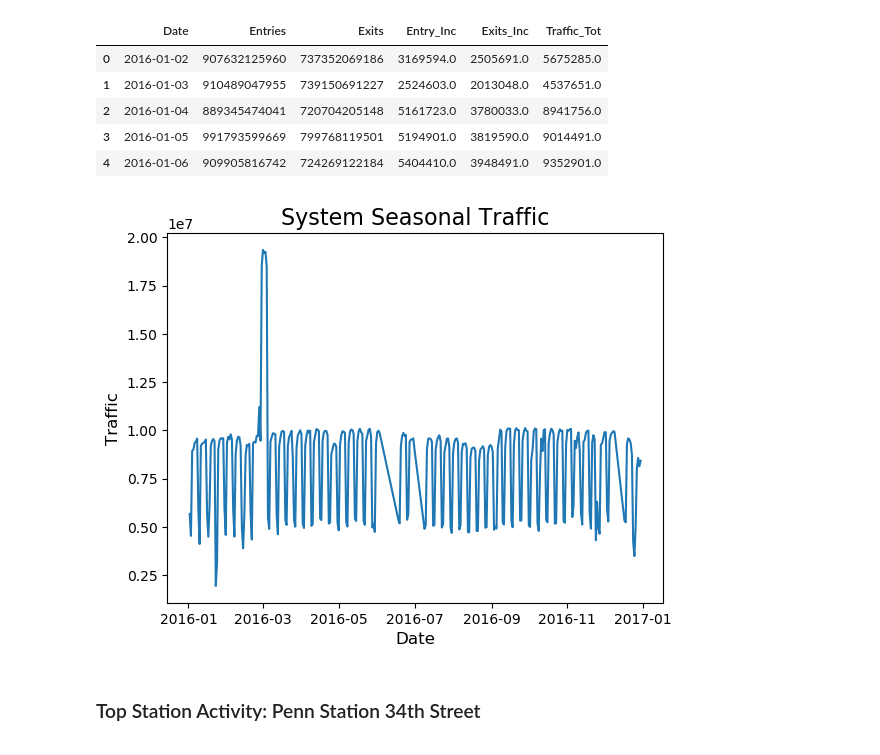
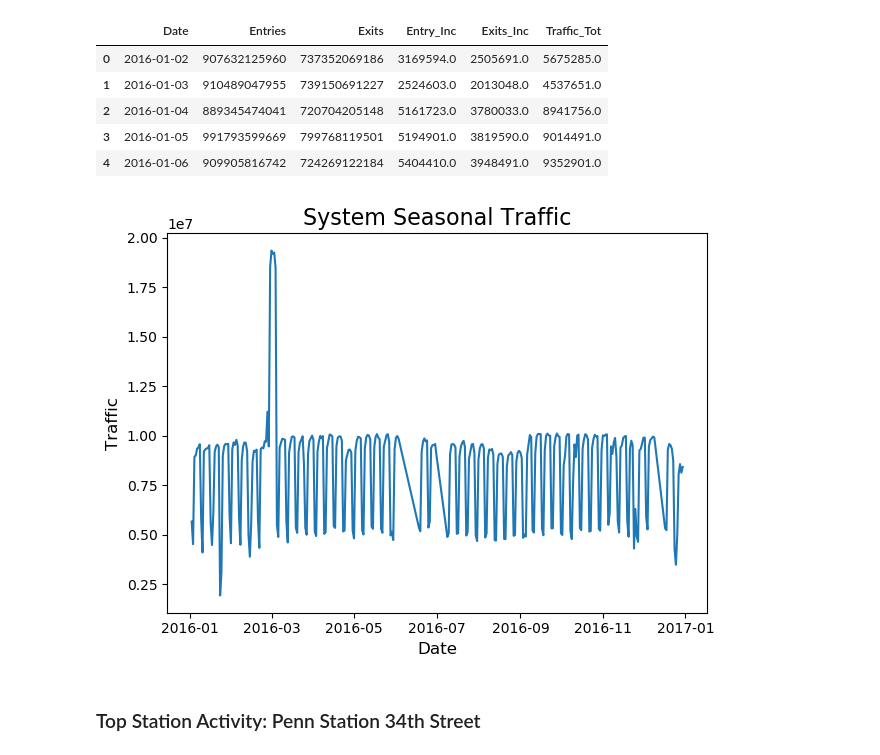
Before and after one commit to cipher813/McMahon_Metis, a Jupyter notebook: Project_1/P1_MTA.ipynb, the cells around one changed output. Drawn from its saved outputs; the diff is of its cells as text; code cells hidden in the pictures.

Commit message:
reformatted P1 charts

```diff
--- a/Project_1/P1_MTA.ipynb
+++ b/Project_1/P1_MTA.ipynb
@@ -155,15 +151,16 @@ data_date.head()
 # %%
 y = pd.Series(data_date['Traffic_Tot'])
 x = pd.Series(data_date['Date'])
 
 plt.plot(x,y)
 plt.title("System Seasonal Traffic",fontsize=16)
 plt.xlabel('Date', fontsize=12)
 plt.ylabel('Traffic', fontsize=12)
+plt.tight_layout()
 plt.savefig('charts/SystemTraffic.png')
 plt.show()
 # %% [output]
-[figure, old version]
+[figure, new version]
 # %% [markdown]
 ### Top Station Activity: Penn Station 34th Street
 # %%
```
Also changed, not shown: parts of 7 cells of this notebook, 7 other files.
